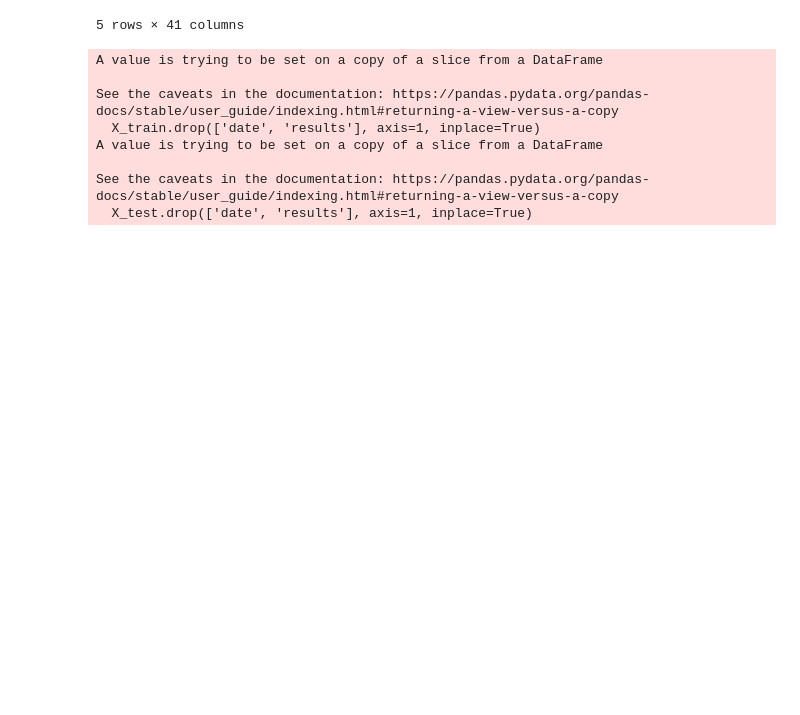
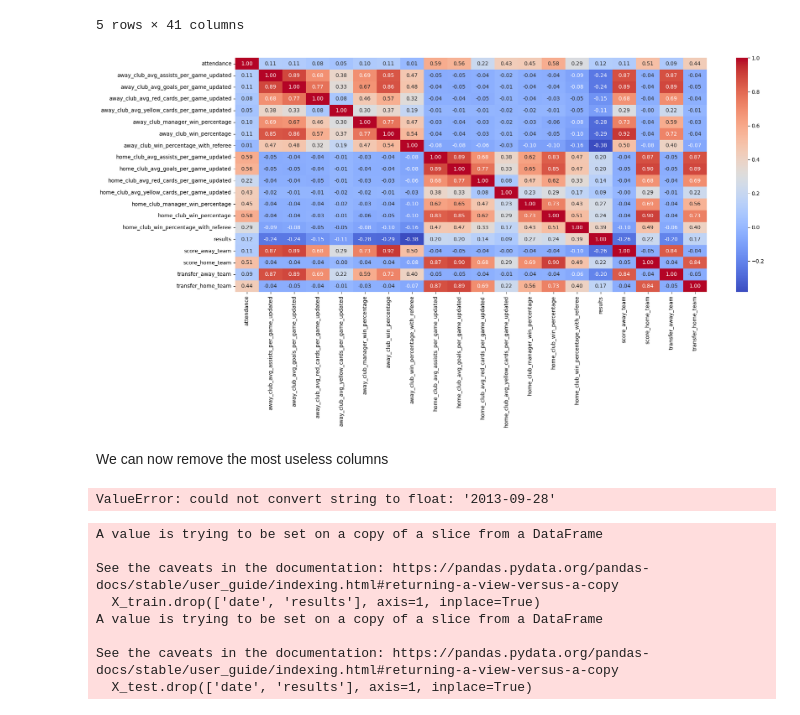
Before and after one commit to Nasotro/Projet, a Jupyter notebook: vrai_main.ipynb, the cells around one changed output. Drawn from its saved outputs; the diff is of its cells as text; code cells hidden in the pictures; blank space fills up the shorter version.

```diff
--- a/vrai_main.ipynb
+++ b/vrai_main.ipynb
@@ -309,7 +315,7 @@ def get_players_team_stats(team_id:str, limit_date:str):
     return stats_players[stats_players.index.isin(players_ids)]
 
 def exp_log_fn(x, num_games):
-        return np.exp(x * np.log(num_games)) * 100
+    return np.exp(x * np.log(num_games+1)) * 10 - 10
 
 def get_players_team_stats_updated(team_id:str, limit_date:str):
     global teams_stats_updated
@@ -318,6 +324,7 @@ def get_players_team_stats_updated(team_id:str, limit_date:str):
     stats_players = get_players_team_stats(team_id, limit_date)
 
     columns = ["avg_goals_per_game", "avg_assists_per_game","avg_yellow_cards_per_game","avg_red_cards_per_game"]
+    # we apply an activation function to the stats to be able to use them in the model more easily
     stats_players[[f"{col}_updated" for col in columns]] = stats_players[columns].apply(exp_log_fn, args = (stats_players["total_games"], ))
     stats_players.drop(columns=["avg_minutes_played_per_game"])
     teams_stats_updated[team_id] = stats_players
@@ -382,13 +393,29 @@ data[features] = StandardScaler().fit_transform(data[features])
 # %%
 import seaborn as sns
 
 def plot_correlation_matrix(data):
     correlation_matrix = data.corr()
     plt.figure(figsize=(20, 8))
     sns.heatmap(correlation_matrix, annot=True, cmap='coolwarm', fmt=".2f")
     plt.show()
 
-plot_correlation_matrix(data[data.columns.difference(['date', 'results'])])
+plot_correlation_matrix(data[data.columns.difference(['date'])])
+# %% [output]
+[figure, added]
+# %% [markdown]
+We can now remove the most useless columns
+# %%
+correlation_matrix = data.corr()
+
+columns_to_drop = correlation_matrix.columns[correlation_matrix['results'].abs() <= 0.2]
+print(columns_to_drop)
+
+data = data.drop(columns=columns_to_drop)
+for col in columns_to_drop:
+    features.remove(col) if col in features else None
+features
+# %% [output]
+ValueError: could not convert string to float: '2013-09-28'
 # %%
 X_train, X_test, y_train, y_test = train_test_split(data[features], data['results'], test_size=0.2, random_state=42)
 # %%
```
Also changed, not shown: parts of 7 cells of this notebook.
